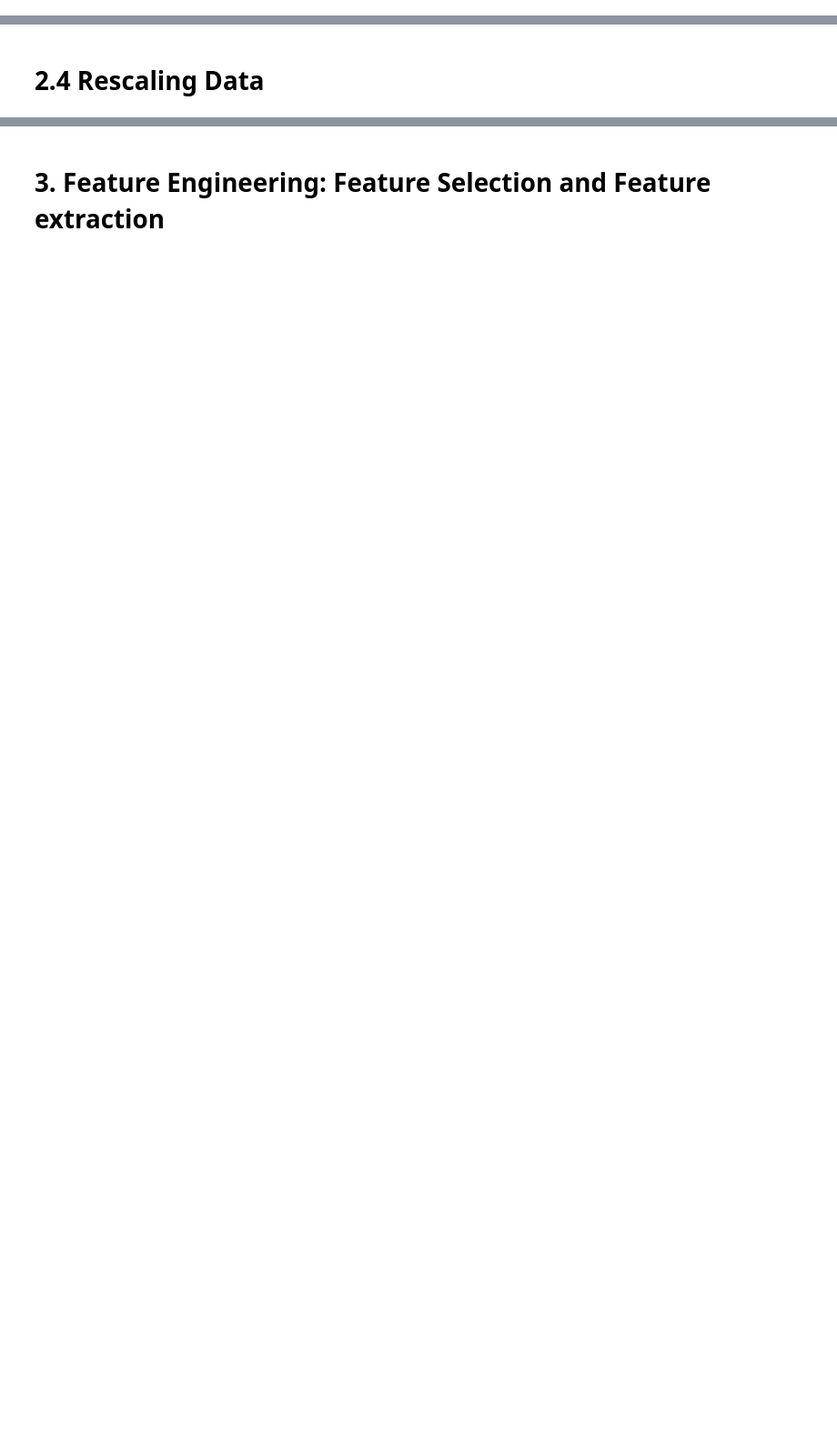
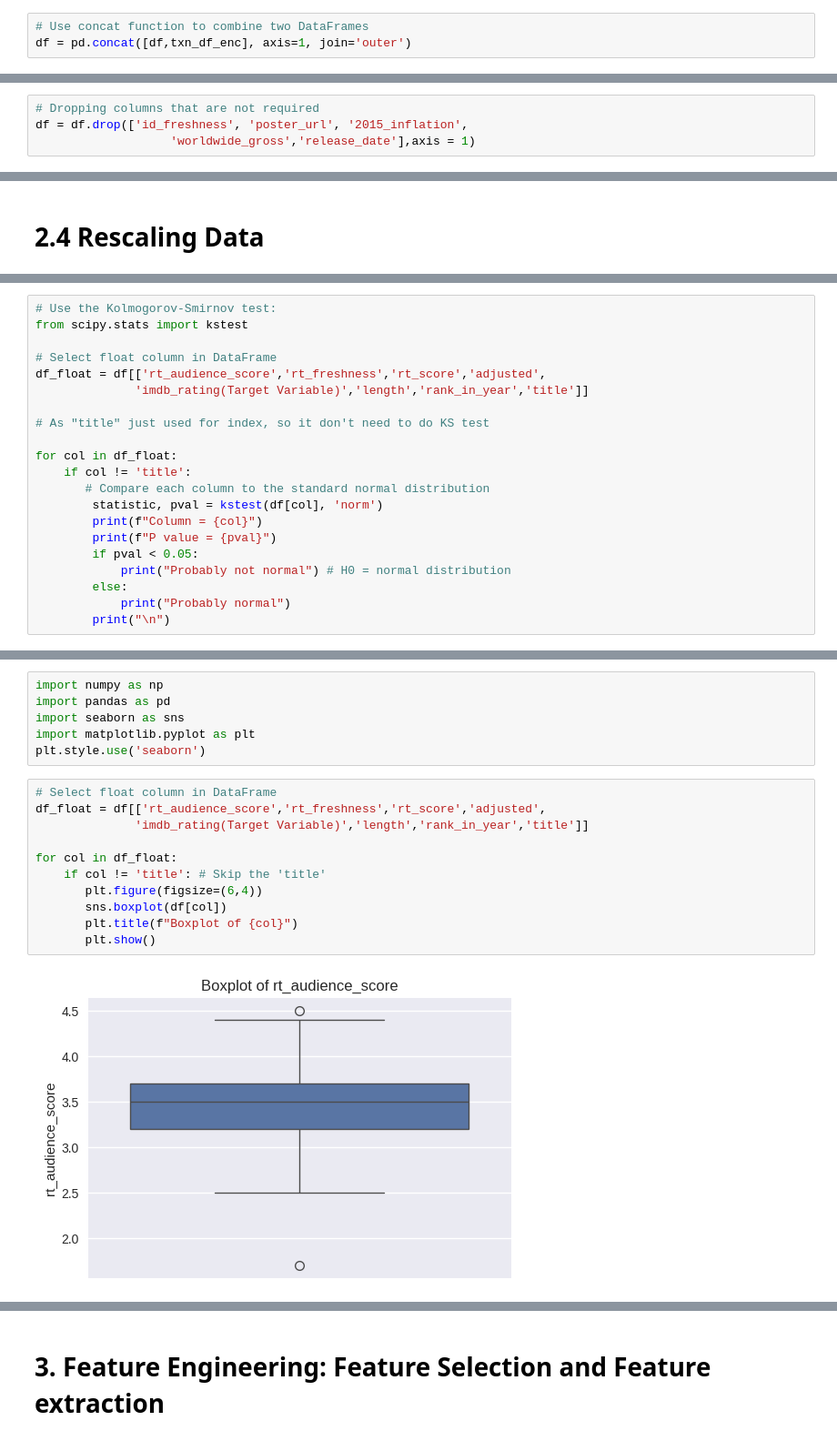
Before and after one commit to MissSylviaSHI/Explorer, a Jupyter notebook: Machine Learning/Moodle code/IMA1.ipynb, the cells around one changed output, grey strips where cells are left out. Shown: that part at 91% size. Cells and saved outputs as stored; diff of their text form; blank space fills up the shorter version.

```diff
--- a/Machine Learning/Moodle code/IMA1.ipynb
+++ b/Machine Learning/Moodle code/IMA1.ipynb
@@ -95,0 +442,3 @@ Genre_3
+# %%
+# Use concat function to combine two DataFrames
+df = pd.concat([df,txn_df_enc], axis=1, join='outer')
@@ -95,0 +497,4 @@ Genre_3
+# %%
+# Dropping columns that are not required
+df = df.drop(['id_freshness', 'poster_url', '2015_inflation',
+                   'worldwide_gross','release_date'],axis = 1)
@@ -97,0 +520,21 @@ Genre_3
+# %%
+# Use the Kolmogorov-Smirnov test:
+from scipy.stats import kstest
+
+# Select float column in DataFrame
+df_float = df[['rt_audience_score','rt_freshness','rt_score','adjusted',
+              'imdb_rating(Target Variable)','length','rank_in_year','title']]
+
+# As "title" just used for index, so it don't need to do KS test
+
+for col in df_float:
+    if col != 'title':
+       # Compare each column to the standard normal distribution
+        statistic, pval = kstest(df[col], 'norm')
+        print(f"Column = {col}")
+        print(f"P value = {pval}")
+        if pval < 0.05:
+            print("Probably not normal") # H0 = normal distribution
+        else:
+            print("Probably normal")
+        print("\n")
@@ -97,0 +566,19 @@ Genre_3
+# %%
+import numpy as np
+import pandas as pd
+import seaborn as sns
+import matplotlib.pyplot as plt
+plt.style.use('seaborn')
+# %%
+# Select float column in DataFrame
+df_float = df[['rt_audience_score','rt_freshness','rt_score','adjusted',
+              'imdb_rating(Target Variable)','length','rank_in_year','title']]
+
+for col in df_float:
+    if col != 'title': # Skip the 'title'
+       plt.figure(figsize=(6,4))
+       sns.boxplot(df[col])
+       plt.title(f"Boxplot of {col}")
+       plt.show()
+# %% [output]
+[figure, added]
```
Also changed, not shown: parts of 99 cells of this notebook.
